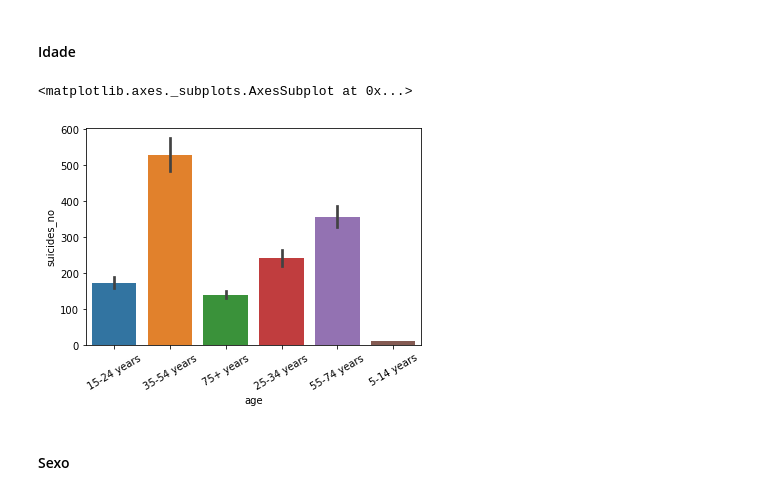
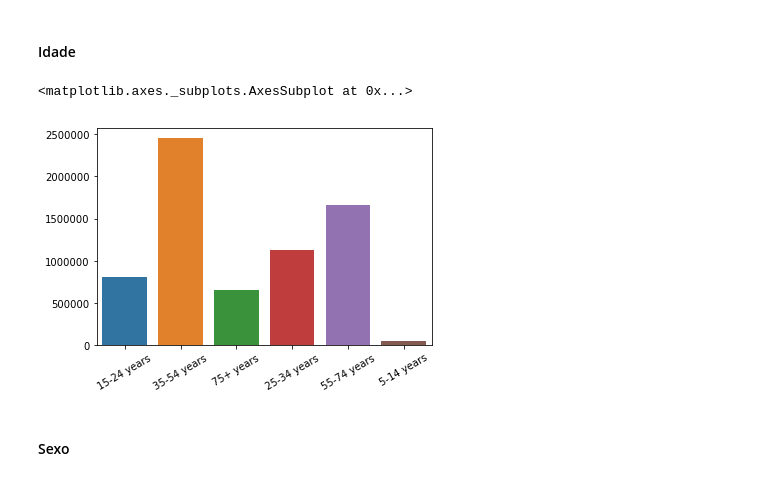
Before and after one commit to lmeazzini/Suicidal-analysis, a Jupyter notebook: Análise dos suicidios - Português.ipynb, the cells around one changed output. Cells and saved outputs as stored; diff of their text form; code cells hidden in the pictures.

```diff
--- a/Análise dos suicidios - Português.ipynb
+++ b/Análise dos suicidios - Português.ipynb
@@ -177,10 +181,15 @@ sns.barplot(x = 'year', y = 'suicides_no', data = df)
 # %% [markdown]
 #### Idade
-# %%
-plt.xticks(rotation=30)
-sns.barplot(x = 'age', y = 'suicides_no', data = df)
-# %% [output]
-<matplotlib.axes._subplots.AxesSubplot at 0x...>
-[figure, removed]
+# %%
+suicides_no_age = []
+
+for a in df['age'].unique():
+    suicides_no_age.append(sum(df[df['age'] == a]['suicides_no']))
+
+plt.xticks(rotation=30)
+sns.barplot(x = df['age'].unique(), y = suicides_no_age)
+# %% [output]
+<matplotlib.axes._subplots.AxesSubplot at 0x...>
+[figure, added]
 # %% [markdown]
 #### Sexo
```
Also changed, not shown: parts of 20 cells of this notebook.
